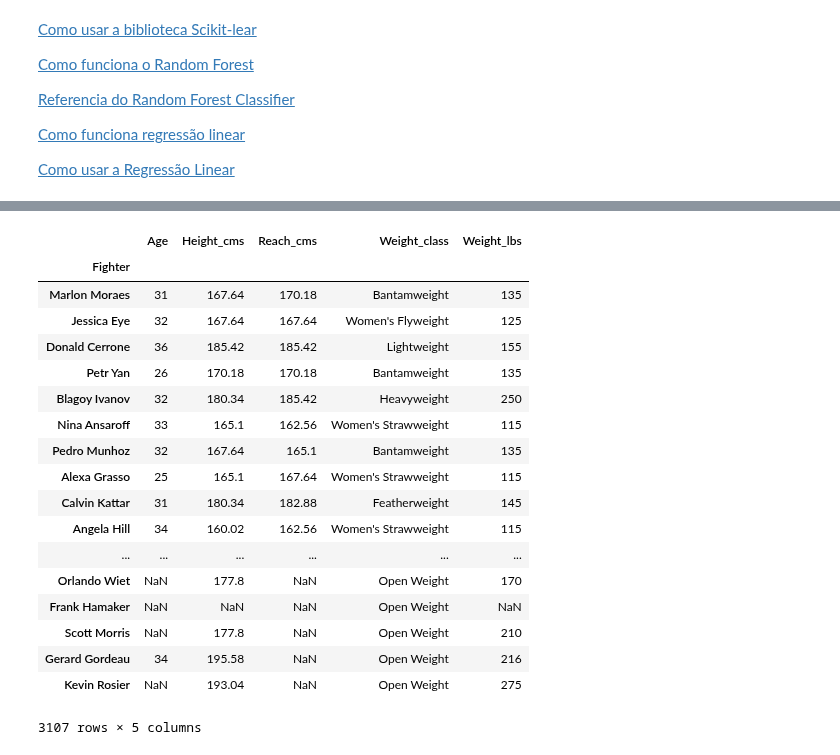
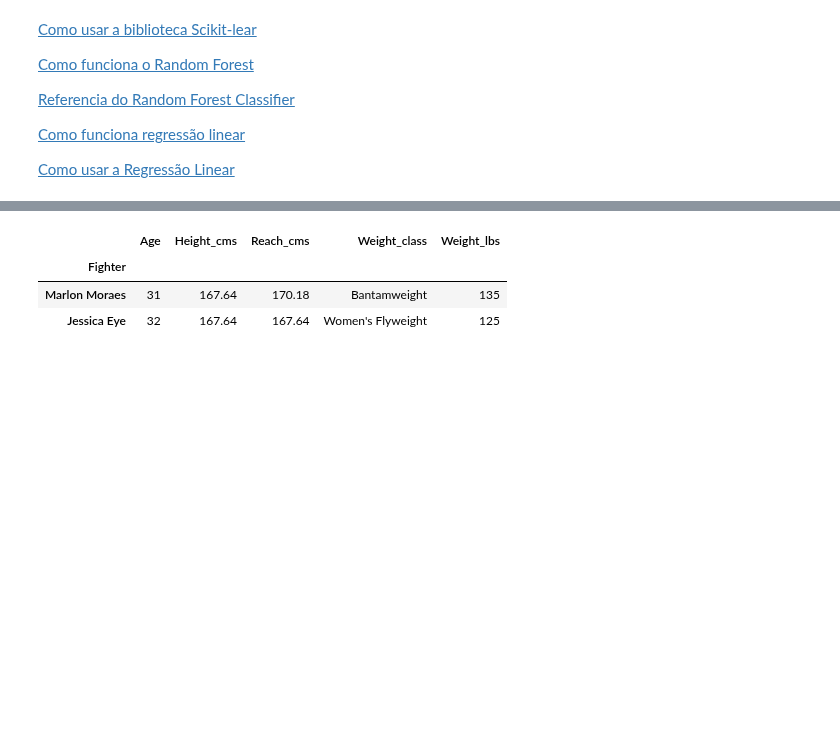
Before and after one commit to VergaraC/Dados_P3, a Jupyter notebook: Projeto3.ipynb, the cells around one changed output, grey strips where cells are left out. Saved outputs shown, nothing was run; the diff lists cells and outputs as text; code cells hidden in the pictures; blank space fills up the shorter version.

```diff
--- a/Projeto3.ipynb
+++ b/Projeto3.ipynb
@@ -486,25 +437,10 @@ To retain the current behavior and silence the warning, pass 'sort=True'.
 # %%
 newdata = pd.concat([newdataB, newdataR], axis=0, join='outer', ignore_index=False, keys=None,levels=None, names=None, verify_integrity=False, copy=True)
 newdata = newdata.set_index("Fighter")
 
-newdata
+newdata.head(2)
 # %% [output]
 |  | Age | Height_cms | Reach_cms | Weight_class | Weight_lbs |
 | Fighter |  |  |  |  |  |
 | Marlon Moraes | 31 | 167.64 | 170.18 | Bantamweight | 135 |
 | Jessica Eye | 32 | 167.64 | 167.64 | Women's Flyweight | 125 |
-| Donald Cerrone | 36 | 185.42 | 185.42 | Lightweight | 155 |
-| Petr Yan | 26 | 170.18 | 170.18 | Bantamweight | 135 |
-| Blagoy Ivanov | 32 | 180.34 | 185.42 | Heavyweight | 250 |
-| Nina Ansaroff | 33 | 165.1 | 162.56 | Women's Strawweight | 115 |
-| Pedro Munhoz | 32 | 167.64 | 165.1 | Bantamweight | 135 |
-| Alexa Grasso | 25 | 165.1 | 167.64 | Women's Strawweight | 115 |
-| Calvin Kattar | 31 | 180.34 | 182.88 | Featherweight | 145 |
-| Angela Hill | 34 | 160.02 | 162.56 | Women's Strawweight | 115 |
-| ... | ... | ... | ... | ... | ... |
-| Orlando Wiet | NaN | 177.8 | NaN | Open Weight | 170 |
-| Frank Hamaker | NaN | NaN | NaN | Open Weight | NaN |
-| Scott Morris | NaN | 177.8 | NaN | Open Weight | 210 |
-| Gerard Gordeau | 34 | 195.58 | NaN | Open Weight | 216 |
-| Kevin Rosier | NaN | 193.04 | NaN | Open Weight | 275 |
-3107 rows × 5 columns
```
Also changed, not shown: parts of 11 cells of this notebook.
